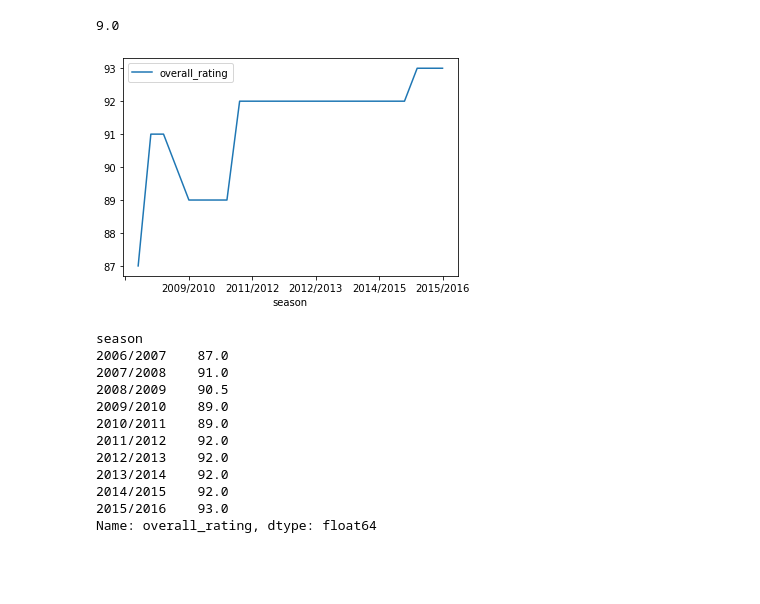
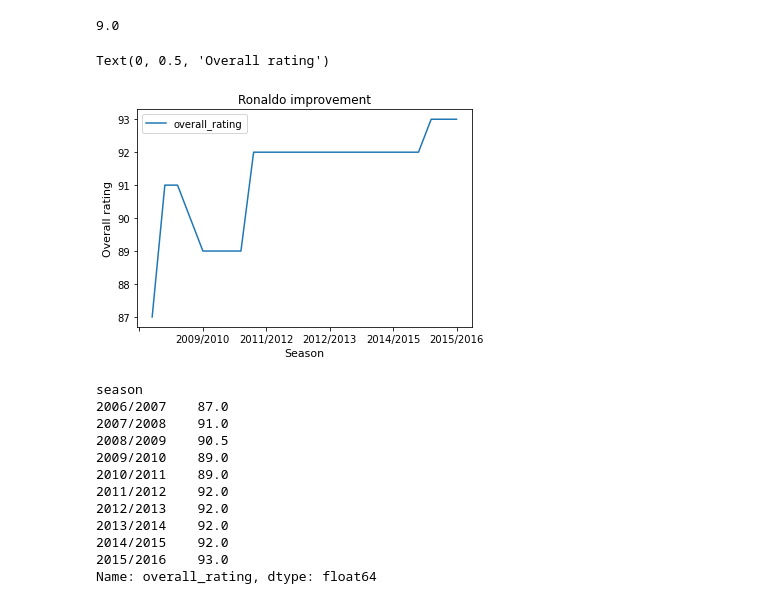
Before and after one commit to Nouh-Abukar/Investigate-a-Dataset, a Jupyter notebook: Investigate_a_Dataset.ipynb, the cells around one changed output. Drawn from its saved outputs; the diff is of its cells as text; code cells hidden in the pictures; blank space fills up the shorter version.

```diff
--- a/Investigate_a_Dataset.ipynb
+++ b/Investigate_a_Dataset.ipynb
@@ -307,9 +326,12 @@ messi_season_rating.max() - messi_season_rating.min()
 # %%
 df_Ronaldo_rating = df_player_ratings.loc[df_player_ratings['player_fifa_api_id_x'] == 20801]
 # %%
-df_Ronaldo_rating.plot(x='season', y='overall_rating',kind='line').invert_xaxis()
+df_Ronaldo_rating.plot(x='season', y='overall_rating', kind='line', title='Ronaldo improvement').invert_xaxis()
+plt.xlabel('Season', fontsize=11)
+plt.ylabel('Overall rating', fontsize=11)
 # %% [output]
+Text(0, 0.5, 'Overall rating')
-[figure, old version]
+[figure, new version]
 # %%
 Ronaldo_season_rating = df_Ronaldo_rating.groupby('season')['overall_rating'].mean()
 # %%
```
Also changed, not shown: parts of 24 cells of this notebook.
